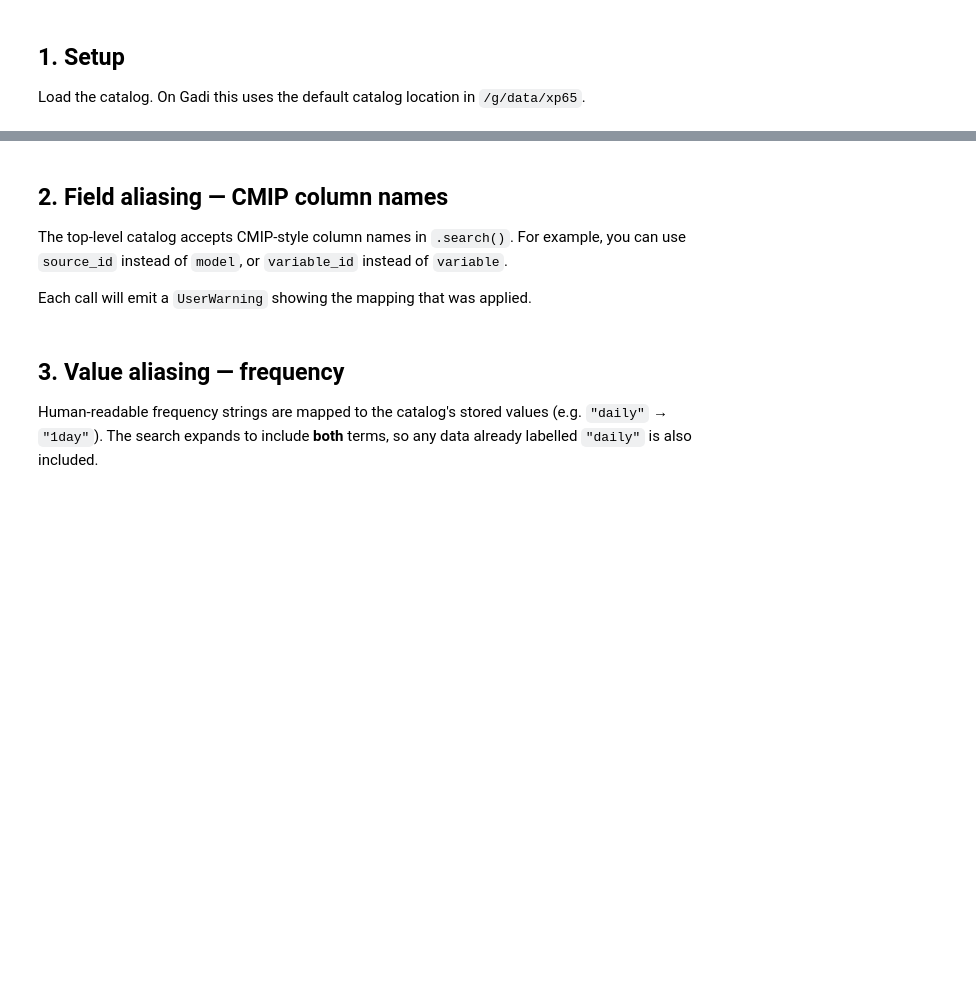
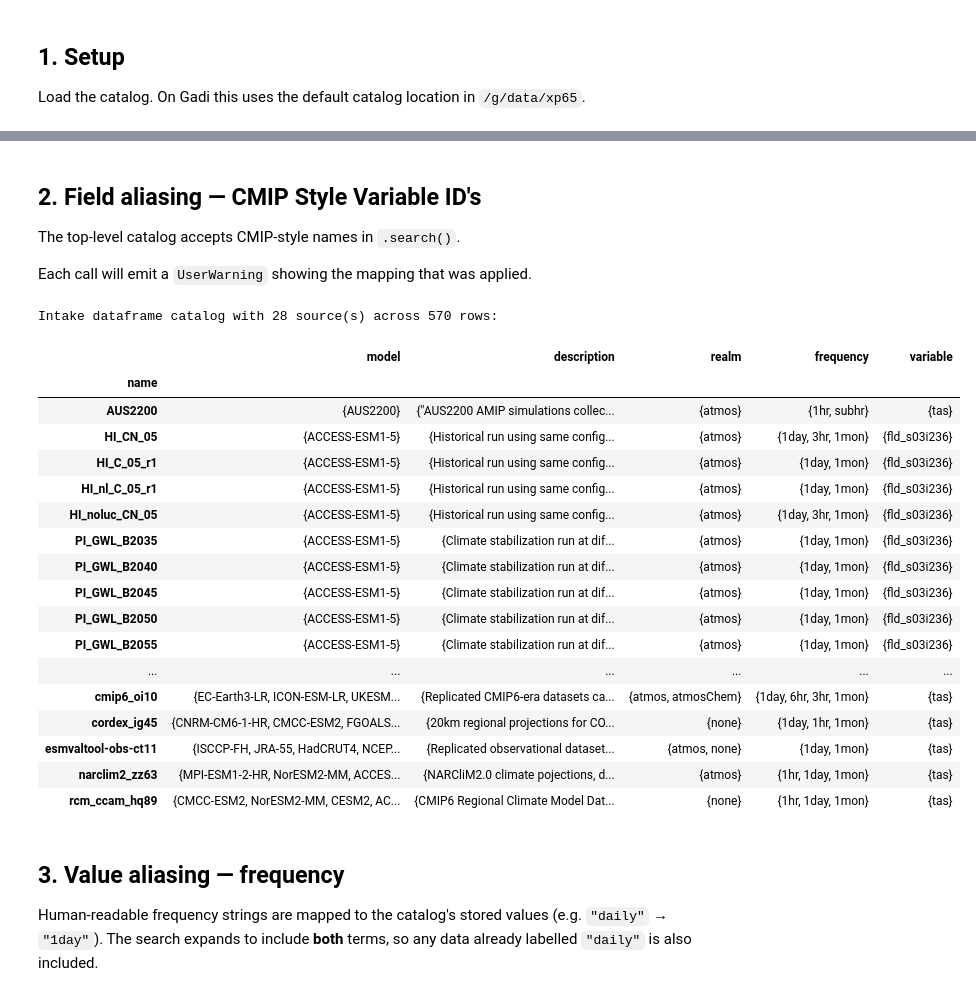
Before and after one commit to ACCESS-NRI/access-nri-intake-catalog, a Jupyter notebook: docs/usage/aliases_demo.ipynb, the cells around one changed output, grey strips where cells are left out. Drawn from its saved outputs; the diff is of its cells as text; code cells hidden in the pictures; blank space fills up the shorter version.

```diff
--- a/docs/usage/aliases_demo.ipynb
+++ b/docs/usage/aliases_demo.ipynb
@@ -38,8 +58,7 @@ cat
 # %% [markdown]
 <a name="field-aliasing"></a>
-## 2. Field aliasing — CMIP column names
+## 2. Field aliasing — CMIP Style Variable ID's
 
-The top-level catalog accepts CMIP-style column names in `.search()`. For example,
-you can use `source_id` instead of `model`, or `variable_id` instead of `variable`.
+The top-level catalog accepts CMIP-style names in `.search()`.
 
 Each call will emit a `UserWarning` showing the mapping that was applied.
@@ -50,7 +65,27 @@ results
 # %%
 # Using 'variable_id' — maps to the catalog's 'variable' column
-results = cat.search(variable_id="tas")
+results = cat.search(variable="tas")
 results
+# %% [output]
+Intake dataframe catalog with 28 source(s) across 570 rows:
+|  | model | description | realm | frequency | variable |
+| name |  |  |  |  |  |
+| AUS2200 | {AUS2200} | {"AUS2200 AMIP simulations collec... | {atmos} | {1hr, subhr} | {tas} |
+| HI_CN_05 | {ACCESS-ESM1-5} | {Historical run using same config... | {atmos} | {1day, 3hr, 1mon} | {fld_s03i236} |
+| HI_C_05_r1 | {ACCESS-ESM1-5} | {Historical run using same config... | {atmos} | {1day, 1mon} | {fld_s03i236} |
+| HI_nl_C_05_r1 | {ACCESS-ESM1-5} | {Historical run using same config... | {atmos} | {1day, 1mon} | {fld_s03i236} |
+| HI_noluc_CN_05 | {ACCESS-ESM1-5} | {Historical run using same config... | {atmos} | {1day, 3hr, 1mon} | {fld_s03i236} |
+| PI_GWL_B2035 | {ACCESS-ESM1-5} | {Climate stabilization run at dif... | {atmos} | {1day, 1mon} | {fld_s03i236} |
+| PI_GWL_B2040 | {ACCESS-ESM1-5} | {Climate stabilization run at dif... | {atmos} | {1day, 1mon} | {fld_s03i236} |
+| PI_GWL_B2045 | {ACCESS-ESM1-5} | {Climate stabilization run at dif... | {atmos} | {1day, 1mon} | {fld_s03i236} |
+| PI_GWL_B2050 | {ACCESS-ESM1-5} | {Climate stabilization run at dif... | {atmos} | {1day, 1mon} | {fld_s03i236} |
+| PI_GWL_B2055 | {ACCESS-ESM1-5} | {Climate stabilization run at dif... | {atmos} | {1day, 1mon} | {fld_s03i236} |
+| ... | ... | ... | ... | ... | ... |
+| cmip6_oi10 | {EC-Earth3-LR, ICON-ESM-LR, UKESM... | {Replicated CMIP6-era datasets ca... | {atmos, atmosChem} | {1day, 6hr, 3hr, 1mon} | {tas} |
+| cordex_ig45 | {CNRM-CM6-1-HR, CMCC-ESM2, FGOALS... | {20km regional projections for CO... | {none} | {1day, 1hr, 1mon} | {tas} |
+| esmvaltool-obs-ct11 | {ISCCP-FH, JRA-55, HadCRUT4, NCEP... | {Replicated observational dataset... | {atmos, none} | {1day, 1mon} | {tas} |
+| narclim2_zz63 | {MPI-ESM1-2-HR, NorESM2-MM, ACCES... | {NARCliM2.0 climate pojections, d... | {atmos} | {1hr, 1day, 1mon} | {tas} |
+| rcm_ccam_hq89 | {CMCC-ESM2, NorESM2-MM, CESM2, AC... | {CMIP6 Regional Climate Model Dat... | {none} | {1hr, 1day, 1mon} | {tas} |
 # %% [markdown]
 <a name="value-aliasing-frequency"></a>
 ## 3. Value aliasing — frequency
```
Also changed, not shown: parts of 19 cells of this notebook.
